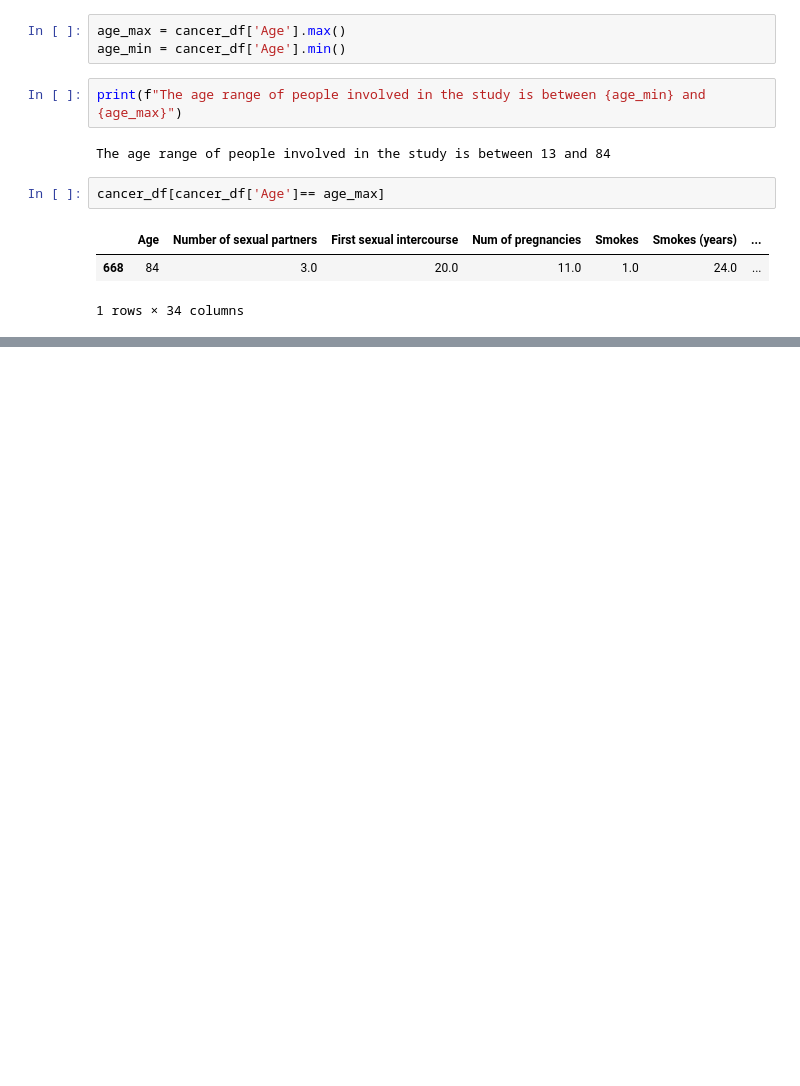
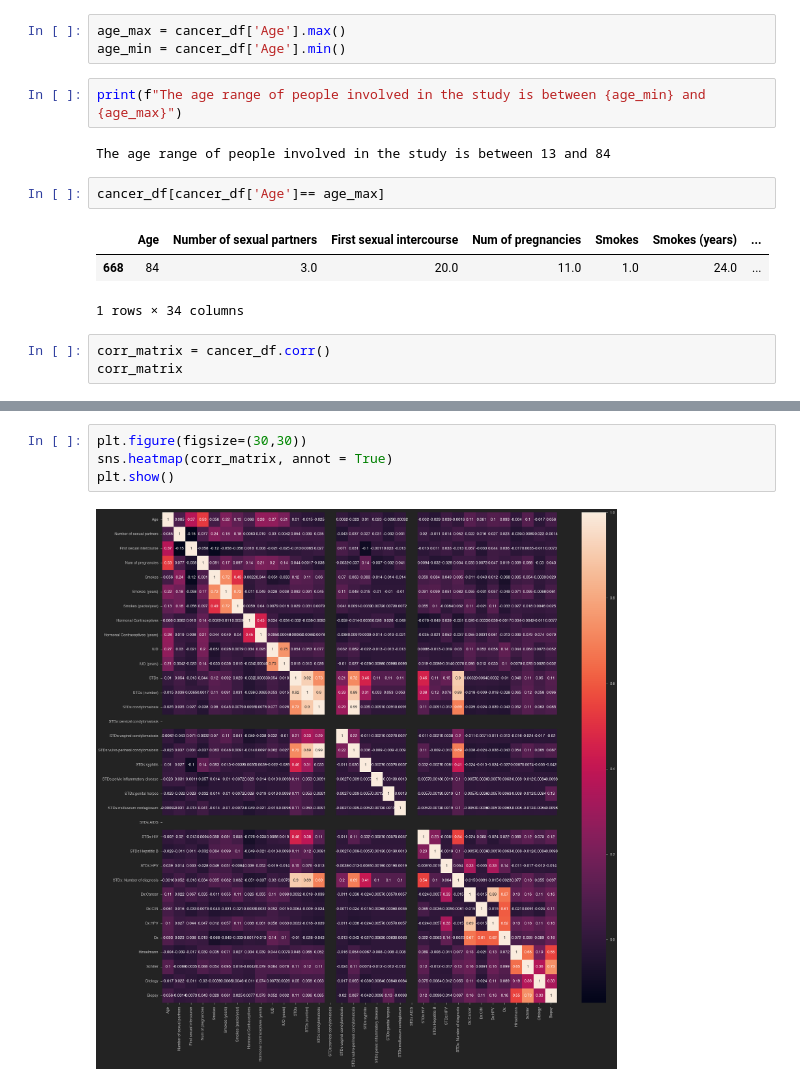
Before and after one commit to DohaGt/Cervix-Cancer-Prediction, a Jupyter notebook: Cervix Cancer.ipynb, the cells around one changed output, grey strips where cells are left out. Drawn from its saved outputs; the diff is of its cells as text; blank space fills up the shorter version.

```diff
--- a/Cervix Cancer.ipynb
+++ b/Cervix Cancer.ipynb
@@ -229,3 +229,6 @@ cancer_df[cancer_df['Age']== age_max]
 |  | Age | Number of sexual partners | First sexual intercourse | Num of pregnancies | Smokes | Smokes (years) | ... |
 | 668 | 84 | 3.0 | 20.0 | 11.0 | 1.0 | 24.0 | ... |
 1 rows × 34 columns
+# %%
+corr_matrix = cancer_df.corr()
+corr_matrix
@@ -231,0 +254,6 @@ cancer_df[cancer_df['Age']== age_max]
+# %%
+plt.figure(figsize=(30,30))
+sns.heatmap(corr_matrix, annot = True)
+plt.show()
+# %% [output]
+[figure, added]
```
Also changed, not shown: parts of 22 cells of this notebook.
